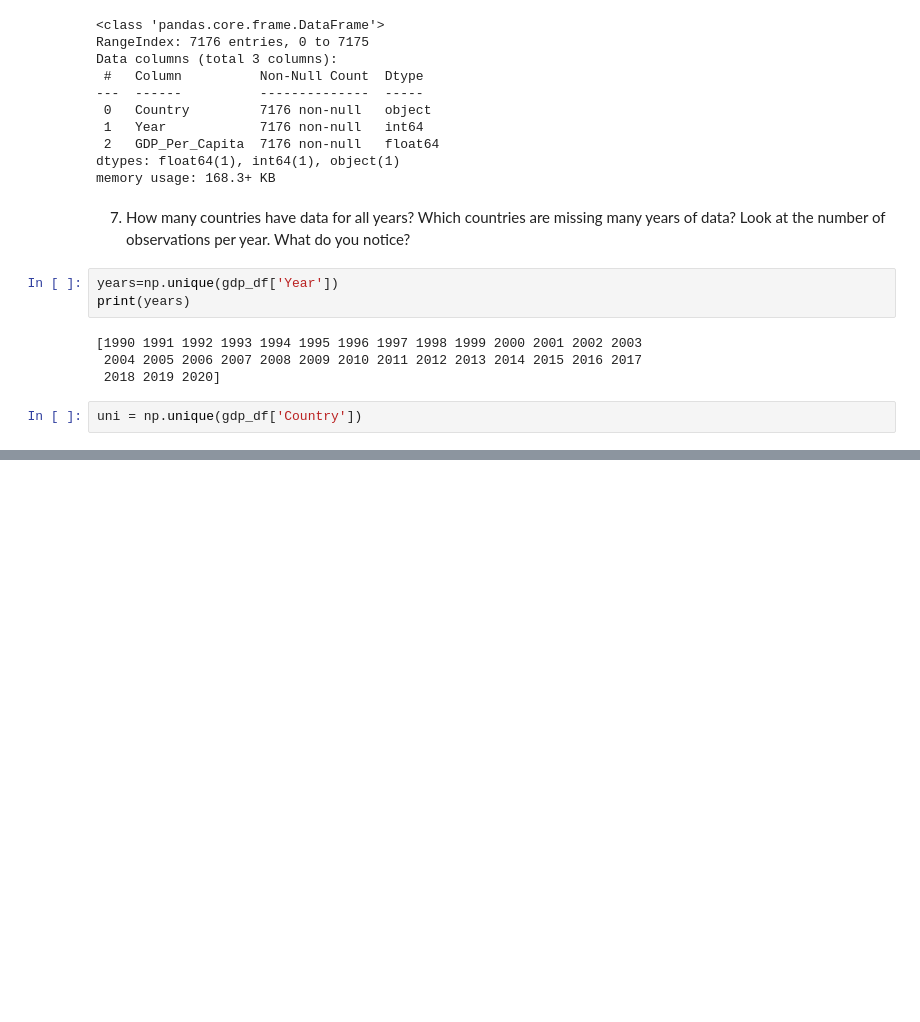
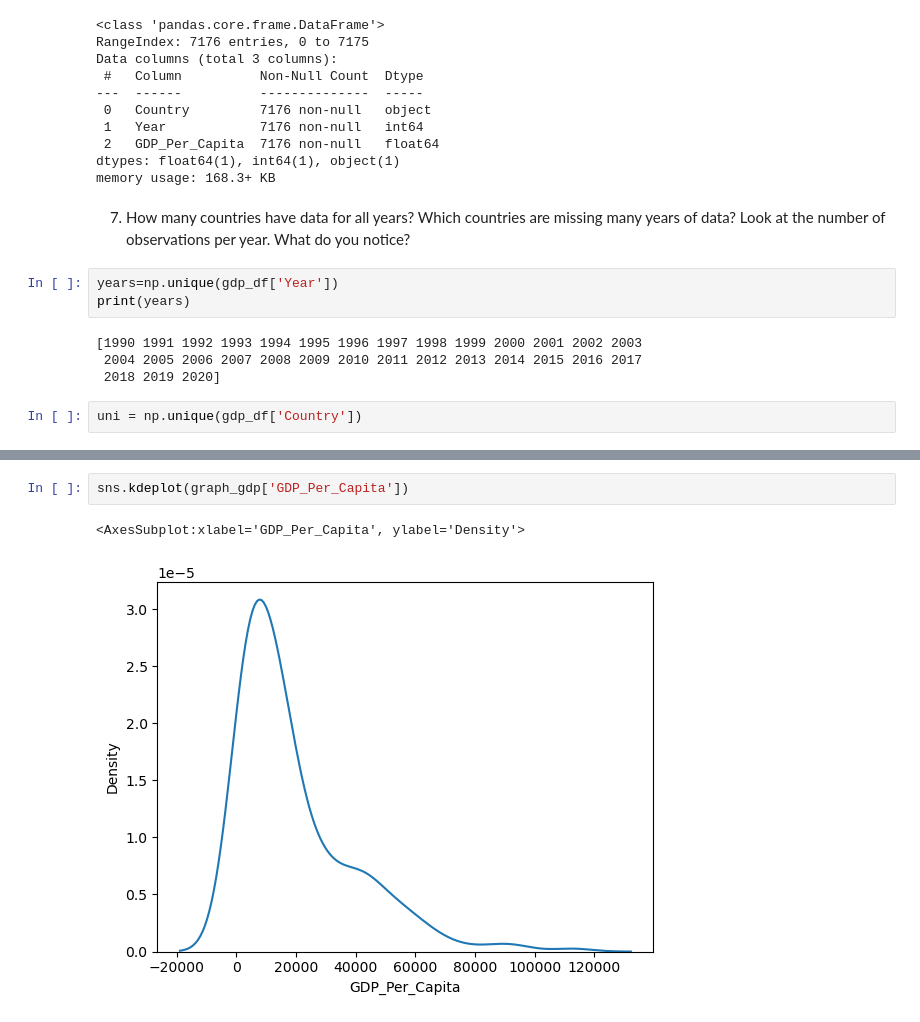
Before and after one commit to Brf0001/gdp-and-internet-usage-Brf0001, a Jupyter notebook: notebook/real_un_project.ipynb, the cells around one changed output, grey strips where cells are left out. Cells and saved outputs as stored; diff of their text form; blank space fills up the shorter version.

```diff
--- a/notebook/real_un_project.ipynb
+++ b/notebook/real_un_project.ipynb
@@ -96,0 +65,5 @@ print(counts_test)
+# %%
+sns.kdeplot(graph_gdp['GDP_Per_Capita'])
+# %% [output]
+<AxesSubplot:xlabel='GDP_Per_Capita', ylabel='Density'>
+[figure, added]
```
Also changed, not shown: parts of 8 cells of this notebook.
